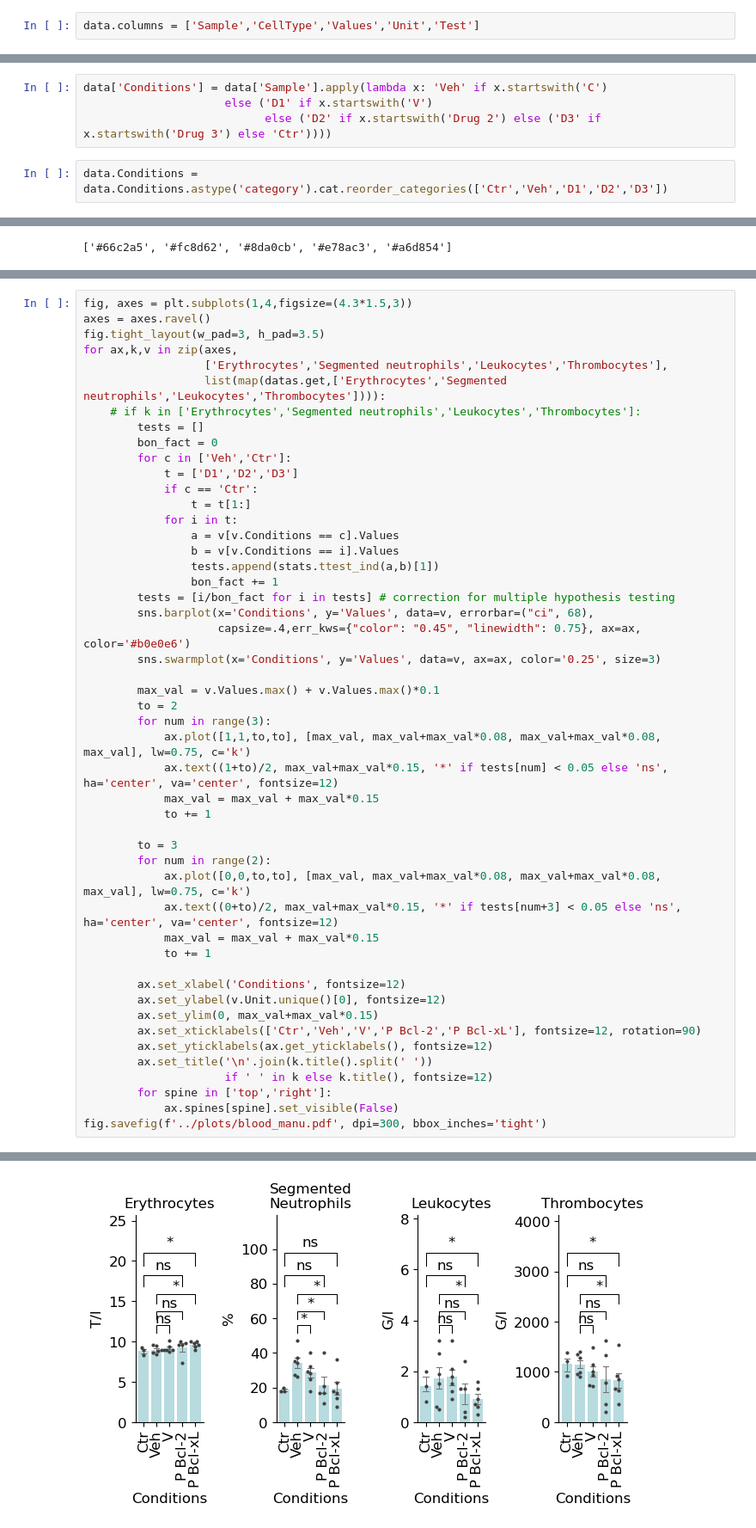
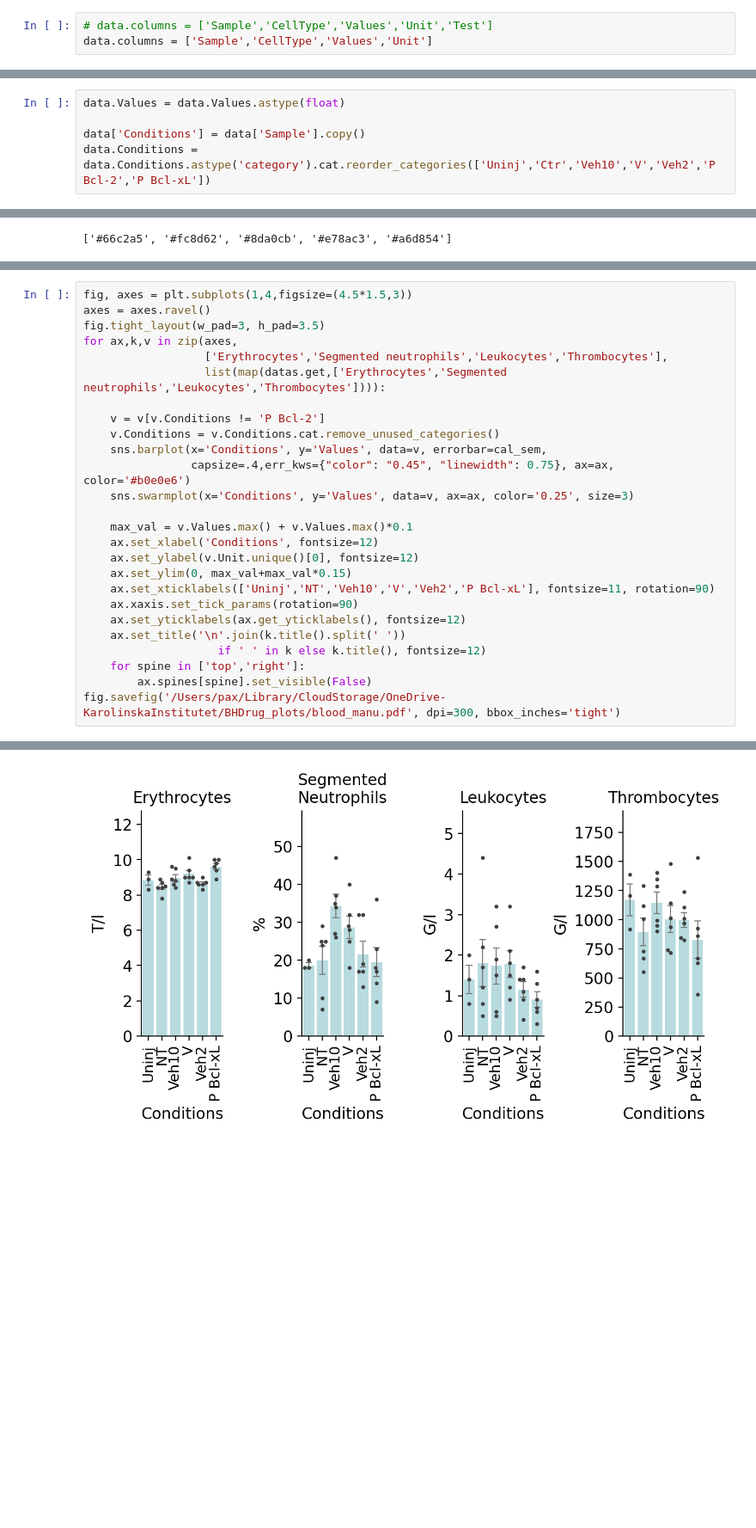
Before and after one commit to PrachTecha/Hadjab_iPain, a Jupyter notebook: IMG_BH_Blood/Notebook/06_Blood_cnt_plot.ipynb, the cells around one changed output, grey strips where cells are left out. Shown at 86% size. Saved outputs shown, nothing was run; the diff lists cells and outputs as text; blank space fills up the shorter version.

```diff
--- a/IMG_BH_Blood/Notebook/06_Blood_cnt_plot.ipynb
+++ b/IMG_BH_Blood/Notebook/06_Blood_cnt_plot.ipynb
@@ -7,2 +17,3 @@ data = pd.read_excel('../data/prep.xlsx', header=None)
 # %%
-data.columns = ['Sample','CellType','Values','Unit','Test']
+# data.columns = ['Sample','CellType','Values','Unit','Test']
+data.columns = ['Sample','CellType','Values','Unit']
@@ -9,11 +36,10 @@ data.columns = ['Sample','CellType','Values','Unit','Test']
 # %%
 data = data.dropna().reset_index(drop=True)
-# %%
-data['Conditions'] = data['Sample'].apply(lambda x: 'Veh' if x.startswith('C')
-                     else ('D1' if x.startswith('V')
-                           else ('D2' if x.startswith('Drug 2') else ('D3' if x.startswith('Drug 3') else 'Ctr'))))
-# %%
-data.Conditions = data.Conditions.astype('category').cat.reorder_categories(['Ctr','Veh','D1','D2','D3'])
+# %%
+data.Values = data.Values.astype(float)
+
+data['Conditions'] = data['Sample'].copy()
+data.Conditions = data.Conditions.astype('category').cat.reorder_categories(['Uninj','Ctr','Veh10','V','Veh2','P Bcl-2','P Bcl-xL'])
 # %%
 data['CT_unit'] = data.CellType.astype(str) + ' ' + data.Unit.astype(str)
 # %%
@@ -47,50 +83,27 @@ Ctr D3 0.04428250808884499
 # %%
-fig, axes = plt.subplots(1,4,figsize=(4.3*1.5,3))
+fig, axes = plt.subplots(1,4,figsize=(4.5*1.5,3))
 axes = axes.ravel()
 fig.tight_layout(w_pad=3, h_pad=3.5)
 for ax,k,v in zip(axes,
                   ['Erythrocytes','Segmented neutrophils','Leukocytes','Thrombocytes'],
                   list(map(datas.get,['Erythrocytes','Segmented neutrophils','Leukocytes','Thrombocytes']))):
-    # if k in ['Erythrocytes','Segmented neutrophils','Leukocytes','Thrombocytes']:
-        tests = []
-        bon_fact = 0
-        for c in ['Veh','Ctr']:
-            t = ['D1','D2','D3']
-            if c == 'Ctr':
-                t = t[1:]
-            for i in t:
-                a = v[v.Conditions == c].Values
-                b = v[v.Conditions == i].Values
-                tests.append(stats.ttest_ind(a,b)[1])
-                bon_fact += 1
-        tests = [i/bon_fact for i in tests] # correction for multiple hypothesis testing
-        sns.barplot(x='Conditions', y='Values', data=v, errorbar=("ci", 68),
-                    capsize=.4,err_kws={"color": "0.45", "linewidth": 0.75}, ax=ax, color='#b0e0e6')
-        sns.swarmplot(x='Conditions', y='Values', data=v, ax=ax, color='0.25', size=3)
 
-        max_val = v.Values.max() + v.Values.max()*0.1
-        to = 2
-        for num in range(3):
-            ax.plot([1,1,to,to], [max_val, max_val+max_val*0.08, max_val+max_val*0.08, max_val], lw=0.75, c='k')
-            ax.text((1+to)/2, max_val+max_val*0.15, '*' if tests[num] < 0.05 else 'ns', ha='center', va='center', fontsize=12)
-            max_val = max_val + max_val*0.15
-            to += 1
+    v = v[v.Conditions != 'P Bcl-2']
+    v.Conditions = v.Conditions.cat.remove_unused_categories()
+    sns.barplot(x='Conditions', y='Values', data=v, errorbar=cal_sem,
+                capsize=.4,err_kws={"color": "0.45", "linewidth": 0.75}, ax=ax, color='#b0e0e6')
+    sns.swarmplot(x='Conditions', y='Values', data=v, ax=ax, color='0.25', size=3)
 
-        to = 3
-        for num in range(2):
-            ax.plot([0,0,to,to], [max_val, max_val+max_val*0.08, max_val+max_val*0.08, max_val], lw=0.75, c='k')
-            ax.text((0+to)/2, max_val+max_val*0.15, '*' if tests[num+3] < 0.05 else 'ns', ha='center', va='center', fontsize=12)
-            max_val = max_val + max_val*0.15
-            to += 1
-
-        ax.set_xlabel('Conditions', fontsize=12)
-        ax.set_ylabel(v.Unit.unique()[0], fontsize=12)
-        ax.set_ylim(0, max_val+max_val*0.15)
-        ax.set_xticklabels(['Ctr','Veh','V','P Bcl-2','P Bcl-xL'], fontsize=12, rotation=90)
-        ax.set_yticklabels(ax.get_yticklabels(), fontsize=12)
-        ax.set_title('\n'.join(k.title().split(' '))
-                     if ' ' in k else k.title(), fontsize=12)
-        for spine in ['top','right']:
-            ax.spines[spine].set_visible(False)
-fig.savefig(f'../plots/blood_manu.pdf', dpi=300, bbox_inches='tight')
+    max_val = v.Values.max() + v.Values.max()*0.1
+    ax.set_xlabel('Conditions', fontsize=12)
+    ax.set_ylabel(v.Unit.unique()[0], fontsize=12)
+    ax.set_ylim(0, max_val+max_val*0.15)
+    ax.set_xticklabels(['Uninj','NT','Veh10','V','Veh2','P Bcl-xL'], fontsize=11, rotation=90)
+    ax.xaxis.set_tick_params(rotation=90)
+    ax.set_yticklabels(ax.get_yticklabels(), fontsize=12)
+    ax.set_title('\n'.join(k.title().split(' '))
+                    if ' ' in k else k.title(), fontsize=12)
+    for spine in ['top','right']:
+        ax.spines[spine].set_visible(False)
+fig.savefig('/Users/pax/Library/CloudStorage/OneDrive-KarolinskaInstitutet/BHDrug_plots/blood_manu.pdf', dpi=300, bbox_inches='tight')
 # %% [output]
@@ -97 +130 @@ fig.savefig(f'../plots/blood_manu.pdf', dpi=300, bbox_inches='tight')
-[figure, old version]
+[figure, new version]
```
Also changed, not shown: parts of 12 cells of this notebook, 5 other files.
